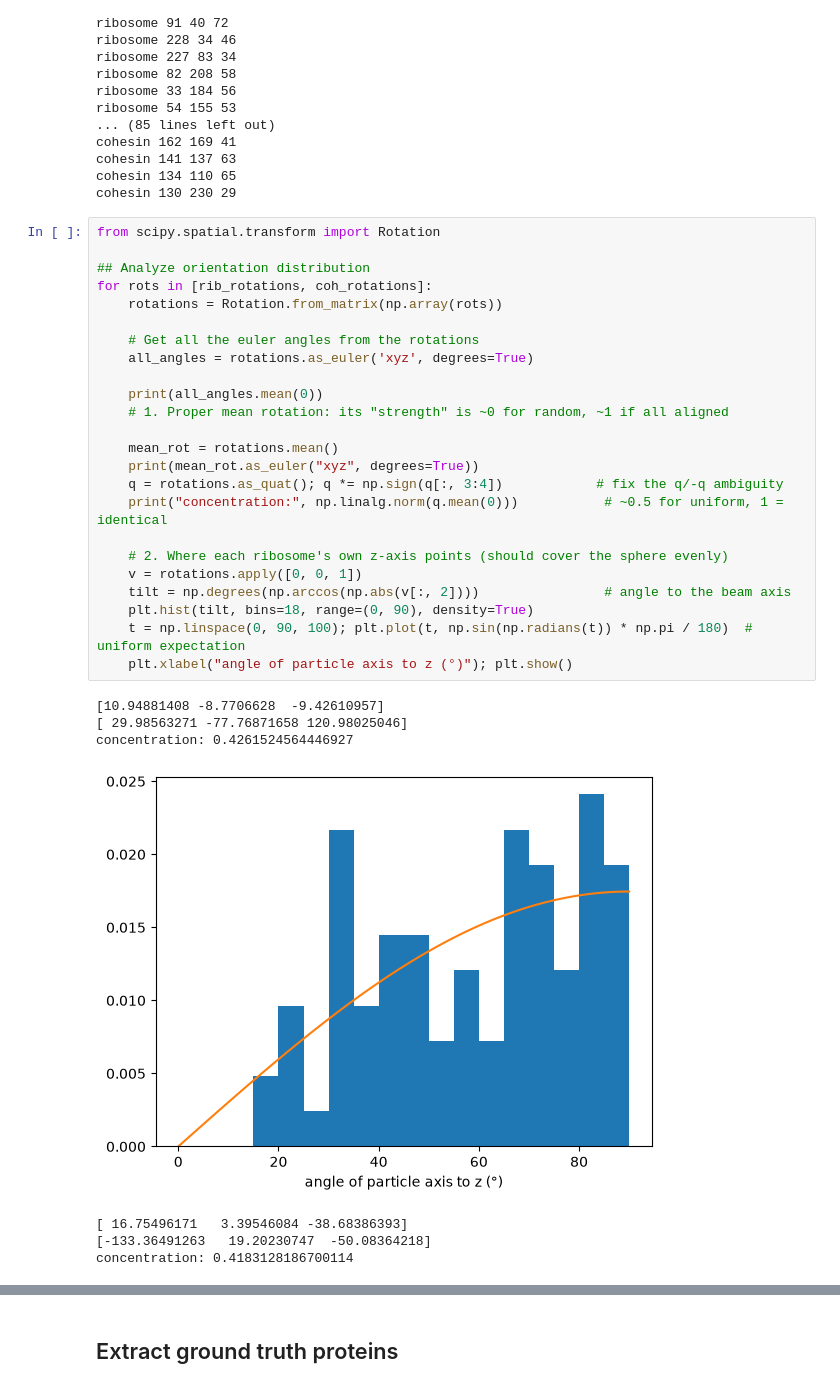
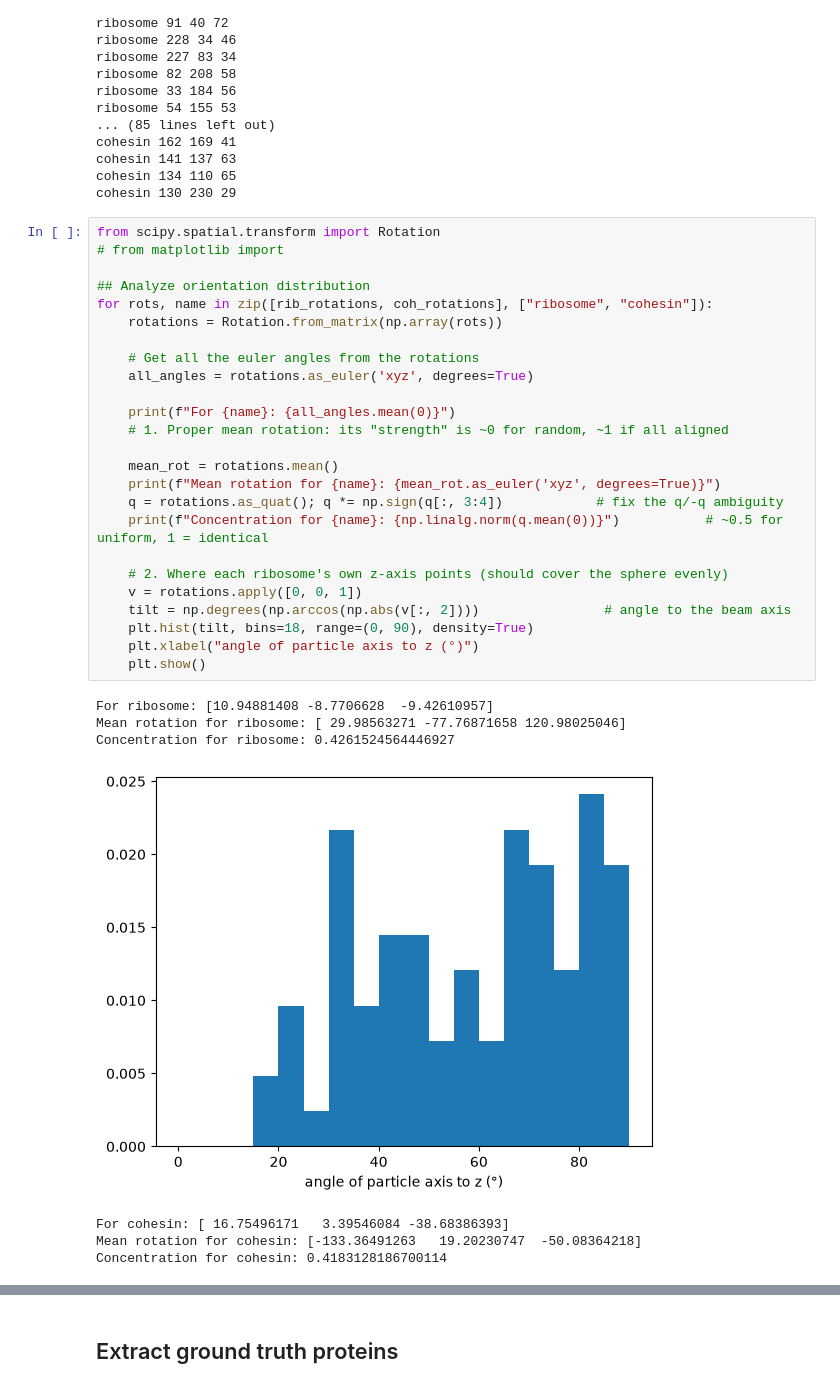
Before and after one commit to RubenMarchau/ARP, a Jupyter notebook: Phantom_tomogram_analysis.ipynb, the cells around one changed output, grey strips where cells are left out. Drawn from its saved outputs; the diff is of its cells as text.

Commit message:
Creating figures for final report

```diff
--- a/Phantom_tomogram_analysis.ipynb
+++ b/Phantom_tomogram_analysis.ipynb
@@ -343,33 +343,34 @@ cohesin 134 110 65
 cohesin 130 230 29
 # %%
 from scipy.spatial.transform import Rotation
+# from matplotlib import
 
 ## Analyze orientation distribution
-for rots in [rib_rotations, coh_rotations]:
+for rots, name in zip([rib_rotations, coh_rotations], ["ribosome", "cohesin"]):
     rotations = Rotation.from_matrix(np.array(rots))
 
     # Get all the euler angles from the rotations
     all_angles = rotations.as_euler('xyz', degrees=True)
 
-    print(all_angles.mean(0))
+    print(f"For {name}: {all_angles.mean(0)}")
     # 1. Proper mean rotation: its "strength" is ~0 for random, ~1 if all aligned
 
     mean_rot = rotations.mean()
-    print(mean_rot.as_euler("xyz", degrees=True))
+    print(f"Mean rotation for {name}: {mean_rot.as_euler('xyz', degrees=True)}")
     q = rotations.as_quat(); q *= np.sign(q[:, 3:4])            # fix the q/-q ambiguity
-    print("concentration:", np.linalg.norm(q.mean(0)))           # ~0.5 for uniform, 1 = identical
+    print(f"Concentration for {name}: {np.linalg.norm(q.mean(0))}")           # ~0.5 for uniform, 1 = identical
 
     # 2. Where each ribosome's own z-axis points (should cover the sphere evenly)
     v = rotations.apply([0, 0, 1])
     tilt = np.degrees(np.arccos(np.abs(v[:, 2])))                # angle to the beam axis
     plt.hist(tilt, bins=18, range=(0, 90), density=True)
-    t = np.linspace(0, 90, 100); plt.plot(t, np.sin(np.radians(t)) * np.pi / 180)  # uniform expectation
-    plt.xlabel("angle of particle axis to z (°)"); plt.show()
+    plt.xlabel("angle of particle axis to z (°)")
+    plt.show()
 # %% [output]
-[10.94881408 -8.7706628  -9.42610957]
-[ 29.98563271 -77.76871658 120.98025046]
-concentration: 0.4261524564446927
+For ribosome: [10.94881408 -8.7706628  -9.42610957]
+Mean rotation for ribosome: [ 29.98563271 -77.76871658 120.98025046]
+Concentration for ribosome: 0.4261524564446927
-[figure, old version]
+[figure, new version]
-[ 16.75496171   3.39546084 -38.68386393]
-[-133.36491263   19.20230747  -50.08364218]
-concentration: 0.4183128186700114
+For cohesin: [ 16.75496171   3.39546084 -38.68386393]
+Mean rotation for cohesin: [-133.36491263   19.20230747  -50.08364218]
+Concentration for cohesin: 0.4183128186700114
```
Also changed, not shown: parts of 23 cells of this notebook, 4 other files.
